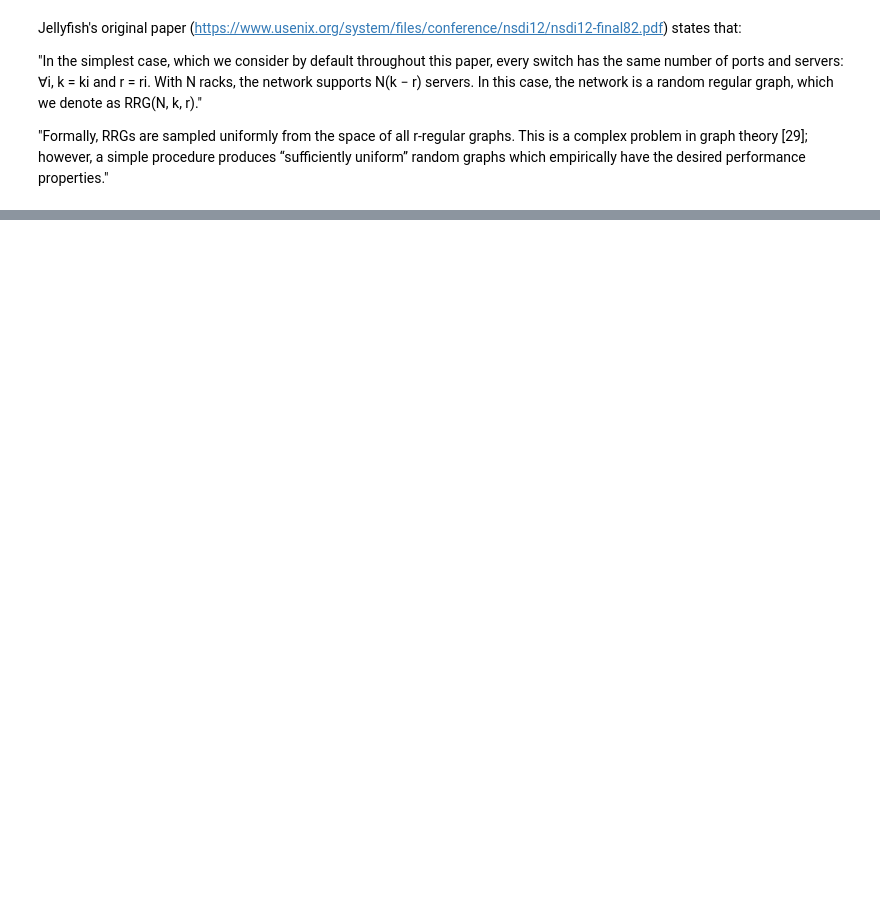
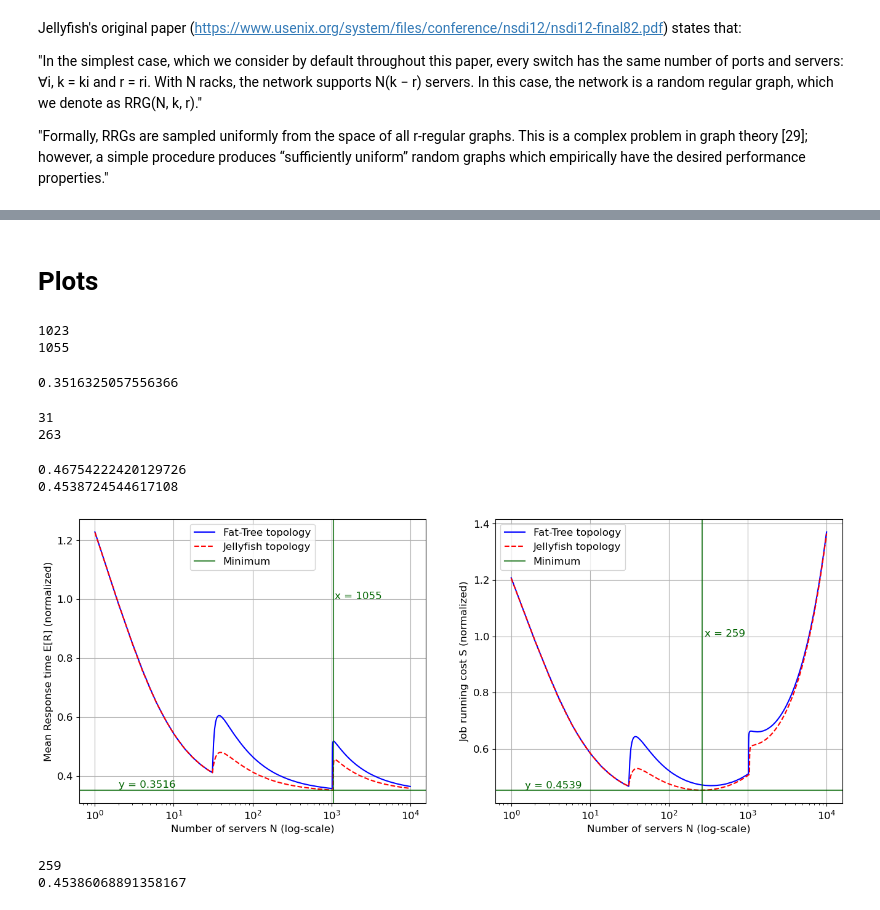
Before and after one commit to LorenzoPannacci/NBD-HW1, a Jupyter notebook: assignment_2.ipynb, the cells around one changed output, grey strips where cells are left out. Saved outputs shown, nothing was run; the diff lists cells and outputs as text; code cells hidden in the pictures; blank space fills up the shorter version.

```diff
--- a/assignment_2.ipynb
+++ b/assignment_2.ipynb
@@ -660,0 +365,64 @@ array([2, 2, 2, ..., 4, 4, 4])
+# %% [markdown]
+# Plots
+# %%
+print(N_list[np.argmin(E_R_array_fat)])
+print(N_list[np.argmin(E_R_array_jelly)])
+# %% [output]
+1023
+1055
+# %%
+print(np.min(E_R_array_jelly))
+# %% [output]
+0.3516325057556366
+# %%
+print(N_list[np.argmin(S_array_fat)])
+print(N_list[np.argmin(S_array_jelly)])
+# %% [output]
+31
+263
+# %%
+print(np.min(S_array_fat))
+print(np.min(S_array_jelly))
+# %% [output]
+0.46754222420129726
+0.4538724544617108
+# %%
+E_R_array_fat, S_array_fat = load_arrays("100kfat")
+E_R_array_jelly, S_array_jelly = load_arrays("100kjelly")
+
+plt.rcParams.update({'font.size': 12})
+
+fig, (ax1, ax2) = plt.subplots(1, 2, figsize=(16, 6))
+
+ax1.plot(N_list, E_R_array_fat, color='blue', label = 'Fat-Tree topology')
+ax1.plot(N_list, E_R_array_jelly, color='red', label = 'Jellyfish topology', linestyle='--')
+
+ax1.axvline(x = N_list[np.argmin(E_R_array_jelly)], color='darkgreen', alpha = 0.75, label = 'Minimum')
+ax1.axhline(y = np.min(E_R_array_jelly), color='darkgreen', alpha = 0.75)
+ax1.text(1100, 1, 'x = 1055', color = 'darkgreen')
+ax1.text(2, 0.36, 'y = 0.3516', color = 'darkgreen')
+
+ax1.set_xlabel('Number of servers N (log-scale)')
+ax1.set_ylabel('Mean Response time E[R] (normalized)')
+ax1.grid(True)
+ax1.set_xscale('log')
+ax1.legend()
+
+
+ax2.plot(N_list, S_array_fat, color='blue', label = 'Fat-Tree topology')
+ax2.plot(N_list, S_array_jelly, color='red', label = 'Jellyfish topology', linestyle='--')
+
+ax2.axvline(x = N_list[np.argmin(S_array_jelly)], color='darkgreen', alpha = 0.75, label = 'Minimum')
+ax2.axhline(y = np.min(S_array_jelly), color='darkgreen', alpha = 0.75)
+ax2.text(285, 1, 'x = 259', color = 'darkgreen')
+ax2.text(1.5, 0.46, 'y = 0.4539', color = 'darkgreen')
+
+ax2.set_xlabel('Number of servers N (log-scale)')
+ax2.set_ylabel('Job running cost S (normalized)')
+ax2.grid(True)
+ax2.set_xscale('log')
+ax2.legend()
+
+plt.show()
+# %% [output]
+[figure, added]
@@ -660,0 +439,6 @@ array([2, 2, 2, ..., 4, 4, 4])
+# %%
+print(N_list_new[np.argmin(S_array_jelly_new)])
+print(np.min(S_array_jelly_new))
+# %% [output]
+259
+0.45386068891358167
```
Also changed, not shown: parts of 49 cells of this notebook.
